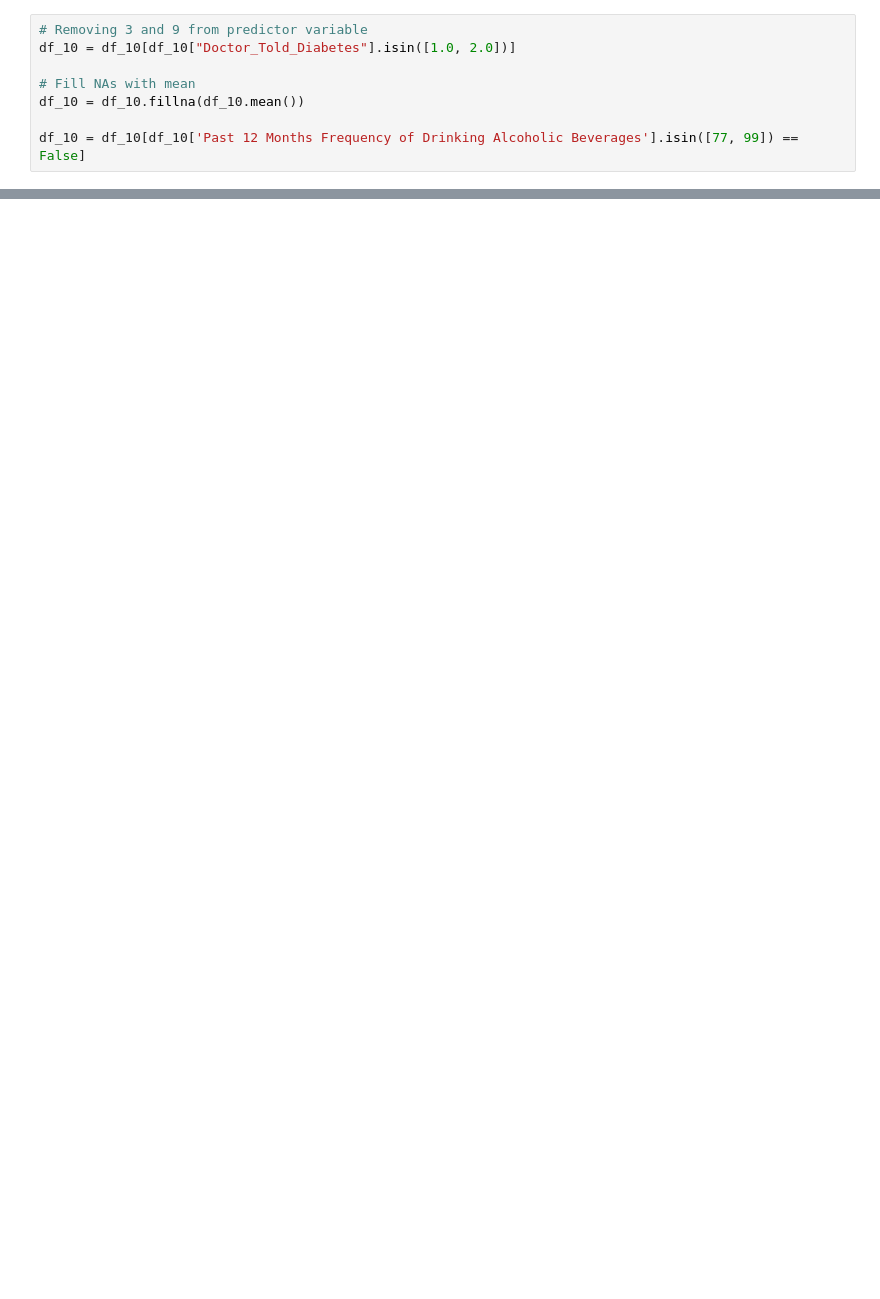
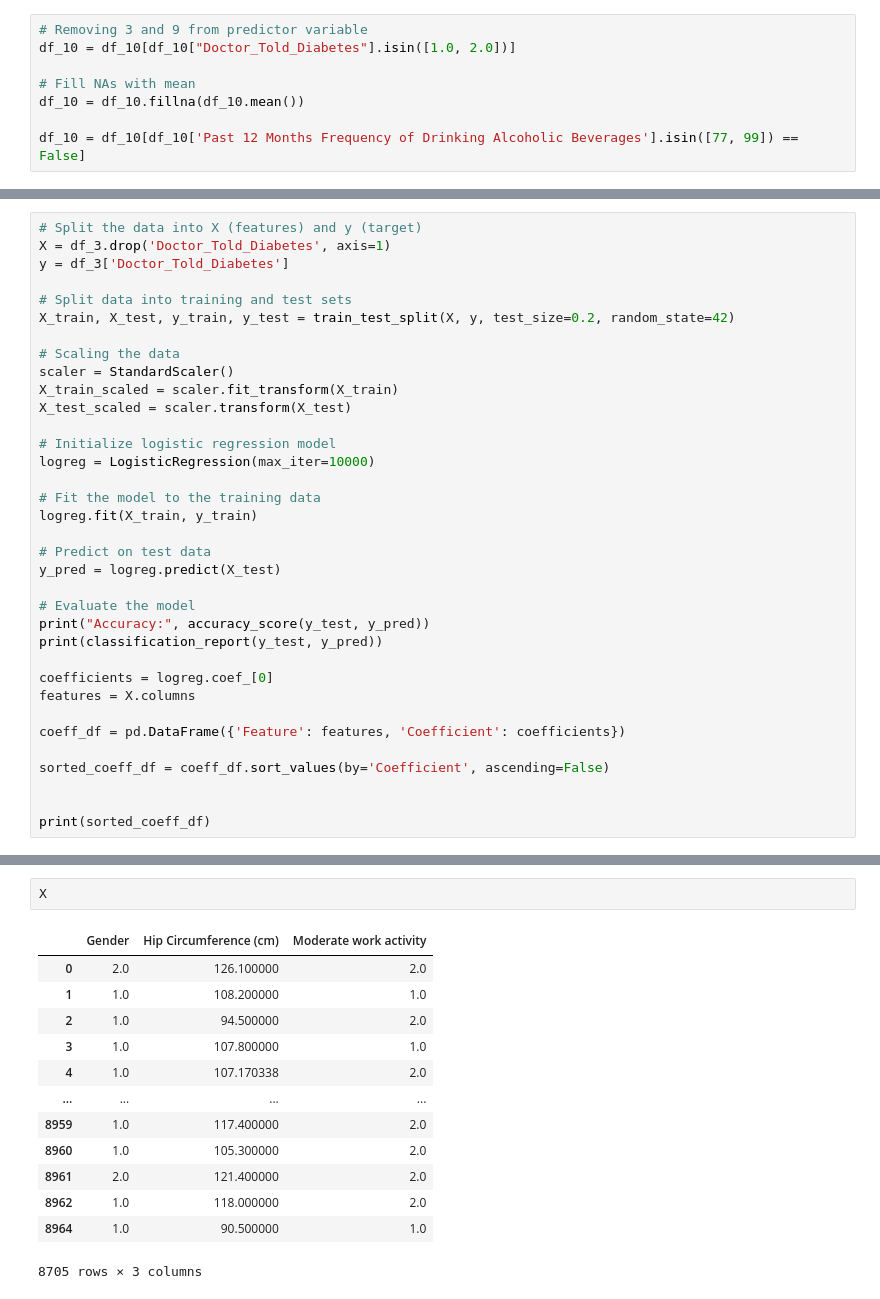
Before and after one commit to Myokom/MDST_Project, a Jupyter notebook: Diabetes.ipynb, the cells around one changed output, grey strips where cells are left out. Drawn from its saved outputs; the diff is of its cells as text; blank space fills up the shorter version.

```diff
--- a/Diabetes.ipynb
+++ b/Diabetes.ipynb
@@ -426,0 +508,35 @@ weighted avg       0.81      0.86      0.80      1741
+# %%
+# Split the data into X (features) and y (target)
+X = df_3.drop('Doctor_Told_Diabetes', axis=1)
+y = df_3['Doctor_Told_Diabetes']
+
+# Split data into training and test sets
+X_train, X_test, y_train, y_test = train_test_split(X, y, test_size=0.2, random_state=42)
+
+# Scaling the data
+scaler = StandardScaler()
+X_train_scaled = scaler.fit_transform(X_train)
+X_test_scaled = scaler.transform(X_test)
+
+# Initialize logistic regression model
+logreg = LogisticRegression(max_iter=10000)
+
+# Fit the model to the training data
+logreg.fit(X_train, y_train)
+
+# Predict on test data
+y_pred = logreg.predict(X_test)
+
+# Evaluate the model
+print("Accuracy:", accuracy_score(y_test, y_pred))
+print(classification_report(y_test, y_pred))
+
+coefficients = logreg.coef_[0]
+features = X.columns
+
+coeff_df = pd.DataFrame({'Feature': features, 'Coefficient': coefficients})
+
+sorted_coeff_df = coeff_df.sort_values(by='Coefficient', ascending=False)
+
+
+print(sorted_coeff_df)
@@ -426,0 +558,16 @@ weighted avg       0.81      0.86      0.80      1741
+# %%
+X
+# %% [output]
+|  | Gender | Hip Circumference (cm) | Moderate work activity |
+| 0 | 2.0 | 126.100000 | 2.0 |
+| 1 | 1.0 | 108.200000 | 1.0 |
+| 2 | 1.0 | 94.500000 | 2.0 |
+| 3 | 1.0 | 107.800000 | 1.0 |
+| 4 | 1.0 | 107.170338 | 2.0 |
+| ... | ... | ... | ... |
+| 8959 | 1.0 | 117.400000 | 2.0 |
+| 8960 | 1.0 | 105.300000 | 2.0 |
+| 8961 | 2.0 | 121.400000 | 2.0 |
+| 8962 | 1.0 | 118.000000 | 2.0 |
+| 8964 | 1.0 | 90.500000 | 1.0 |
+8705 rows × 3 columns
```
Also changed, not shown: parts of 12 cells of this notebook, 16 other files.
